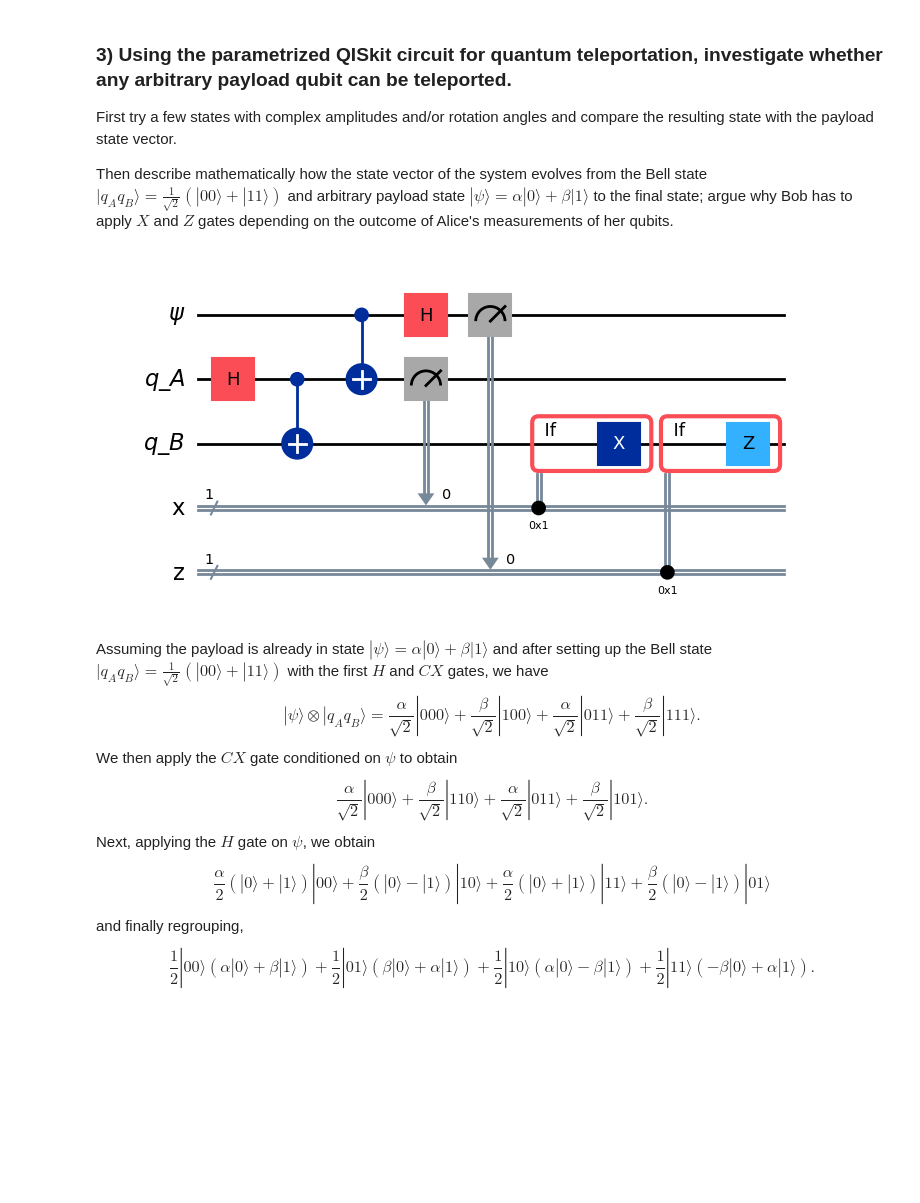
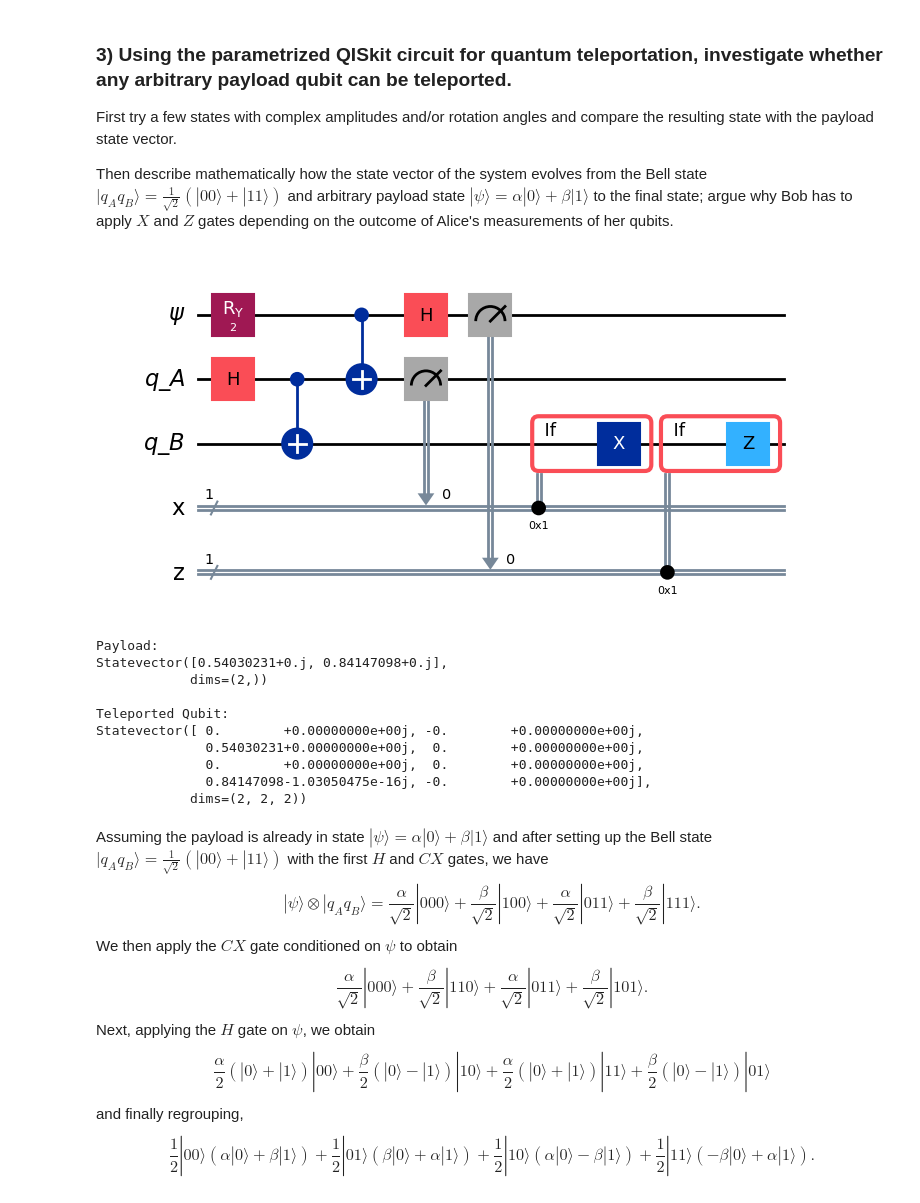
Before and after one commit to elijahkin/amsc698k, a Jupyter notebook: hw2/hw2.ipynb, the cells around one changed output. Saved outputs shown, nothing was run; the diff lists cells and outputs as text; code cells hidden in the pictures; blank space fills up the shorter version.

Commit message:
Teleportation example

```diff
--- a/hw2/hw2.ipynb
+++ b/hw2/hw2.ipynb
@@ -421,23 +421,51 @@ Then describe mathematically how the state vector of the system evolves from the
 # %%
 from qiskit import QuantumRegister, ClassicalRegister
 
-psi, qA, qB = QuantumRegister(1, name='\psi'), QuantumRegister(1, name='q_A'), QuantumRegister(1, name='q_B')
-x, z = ClassicalRegister(1, name='x'), ClassicalRegister(1, name='z')
-qc = QuantumCircuit(psi, qA, qB, x, z)
+def teleportation_circuit(payload=None):
+  psi, qA, qB = QuantumRegister(1, name='\psi'), QuantumRegister(1, name='q_A'), QuantumRegister(1, name='q_B')
+  x, z = ClassicalRegister(1, name='x'), ClassicalRegister(1, name='z')
+  qc = QuantumCircuit(psi, qA, qB, x, z)
 
-qc.h(1)
-qc.cx(1, 2)
-qc.cx(0, 1)
-qc.h(0)
-qc.measure([1, 0], [0, 1])
-with qc.if_test((x, True)) as _:
-    qc.x(2)
-with qc.if_test((z, True)) as _:
-  qc.z(2)
+  # Set up the payload
+  qc.compose(payload, inplace=True)
 
-qc.draw(output='mpl')
+  qc.h(qA)
+  qc.cx(qA, qB)
+  qc.cx(psi, qA)
+  qc.h(psi)
+  qc.measure([1, 0], [0, 1])
+  with qc.if_test((x, True)) as _:
+      qc.x(qB)
+  with qc.if_test((z, True)) as _:
+    qc.z(qB)
+  return qc
+
+def plot_teleportation(payload):
+  circuit = teleportation_circuit(payload)
+  display(circuit.draw(output='mpl'))
+
+  backend = Aer.get_backend('statevector_simulator')
+  payload_statevector = backend.run(payload).result().get_statevector()
+  print(f'Payload:\n{payload_statevector}\n')
+
+  statevector = backend.run(circuit).result().get_statevector()
+  print(f'Teleported Qubit:\n{statevector}')
-# %% [output]
-[figure, removed]
+# %%
+payload = QuantumCircuit(1)
+payload.ry(2, 0)
+plot_teleportation(payload)
+# %% [output]
+[figure, added]
+Payload:
+Statevector([0.54030231+0.j, 0.84147098+0.j],
+            dims=(2,))
+
+Teleported Qubit:
+Statevector([ 0.        +0.00000000e+00j, -0.        +0.00000000e+00j,
+              0.54030231+0.00000000e+00j,  0.        +0.00000000e+00j,
+              0.        +0.00000000e+00j,  0.        +0.00000000e+00j,
+              0.84147098-1.03050475e-16j, -0.        +0.00000000e+00j],
+            dims=(2, 2, 2))
 # %% [markdown]
 Assuming the payload is already in state $|\psi\rangle = \alpha |0\rangle + \beta |1\rangle$ and after setting up the Bell state $|q_Aq_B\rangle = \frac{1}{\sqrt{2}}(|00\rangle + |11\rangle)$ with the first $H$ and $CX$ gates, we have
 $$ |\psi\rangle \otimes |q_Aq_B\rangle = \frac{\alpha}{\sqrt{2}} |000\rangle + \frac{\beta}{\sqrt{2}} |100\rangle + \frac{\alpha}{\sqrt{2}} |011\rangle + \frac{\beta}{\sqrt{2}} |111\rangle. $$
```
Also changed, not shown: parts of 15 cells of this notebook.
